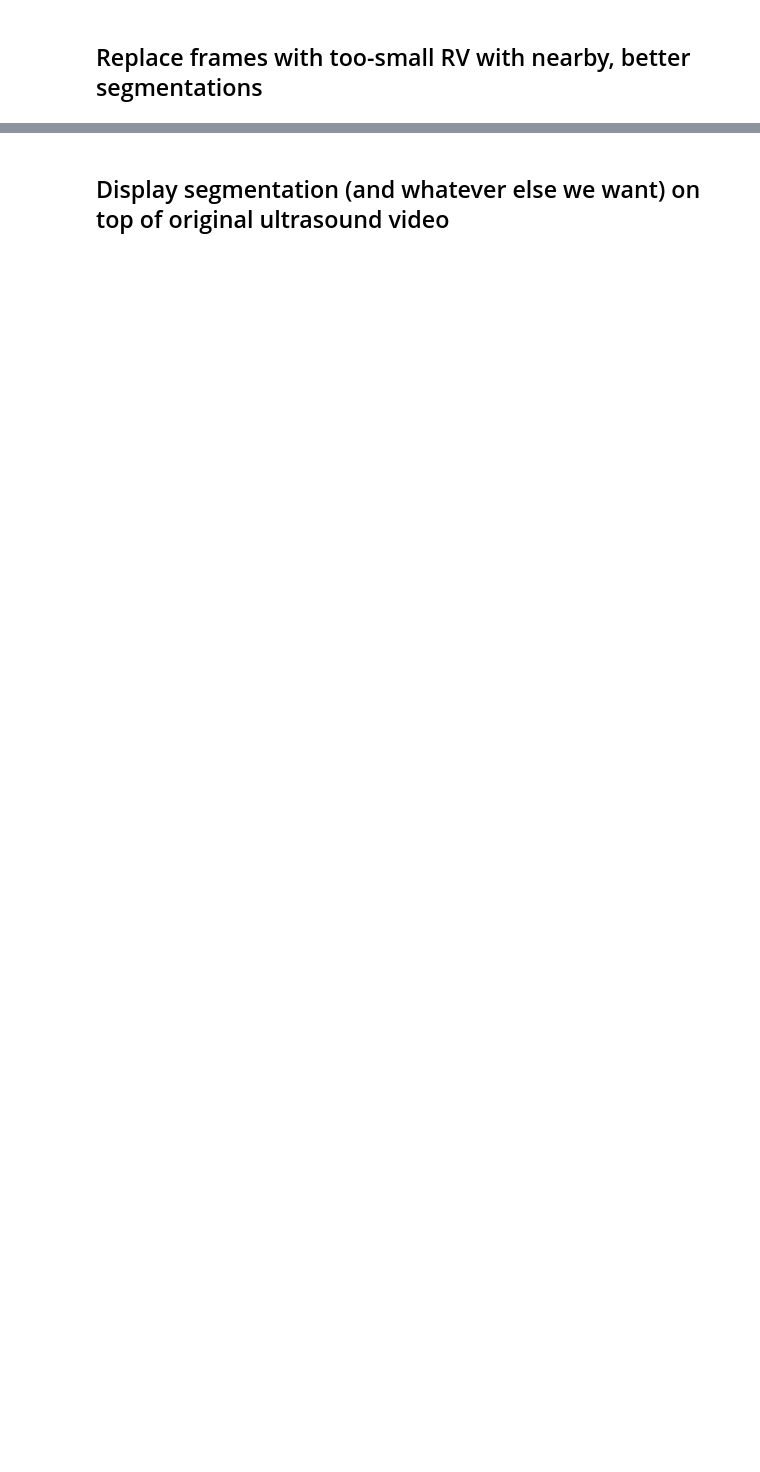
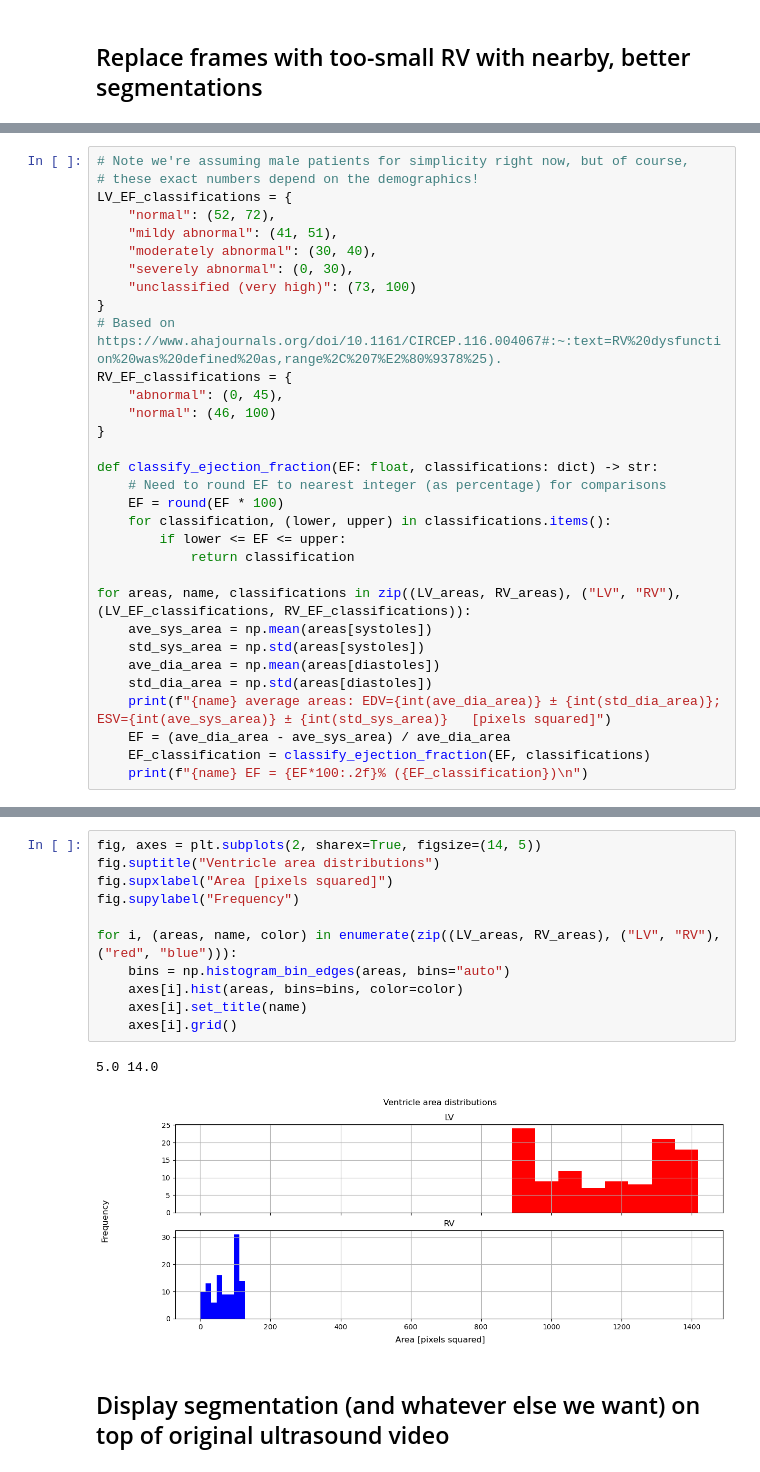
Before and after one commit to DeepNeuron-AI/dynamic, a Jupyter notebook: weak_labels.ipynb, the cells around one changed output, grey strips where cells are left out. Drawn from its saved outputs; the diff is of its cells as text; blank space fills up the shorter version.

```diff
--- a/weak_labels.ipynb
+++ b/weak_labels.ipynb
@@ -671,0 +641,32 @@ plt.imshow(LV_area_image)
+# %%
+# Note we're assuming male patients for simplicity right now, but of course,
+# these exact numbers depend on the demographics!
+LV_EF_classifications = {
+    "normal": (52, 72),
+    "mildy abnormal": (41, 51),
+    "moderately abnormal": (30, 40),
+    "severely abnormal": (0, 30),
+    "unclassified (very high)": (73, 100)
+}
+# Based on https://www.ahajournals.org/doi/10.1161/CIRCEP.116.004067#:~:text=RV%20dysfunction%20was%20defined%20as,range%2C%207%E2%80%9378%25).
+RV_EF_classifications = {
+    "abnormal": (0, 45),
+    "normal": (46, 100)
+}
+
+def classify_ejection_fraction(EF: float, classifications: dict) -> str:
+    # Need to round EF to nearest integer (as percentage) for comparisons
+    EF = round(EF * 100)
+    for classification, (lower, upper) in classifications.items():
+        if lower <= EF <= upper:
+            return classification
+
+for areas, name, classifications in zip((LV_areas, RV_areas), ("LV", "RV"), (LV_EF_classifications, RV_EF_classifications)):
+    ave_sys_area = np.mean(areas[systoles])
+    std_sys_area = np.std(areas[systoles])
+    ave_dia_area = np.mean(areas[diastoles])
+    std_dia_area = np.std(areas[diastoles])
+    print(f"{name} average areas: EDV={int(ave_dia_area)} ± {int(std_dia_area)}; ESV={int(ave_sys_area)} ± {int(std_sys_area)}   [pixels squared]")
+    EF = (ave_dia_area - ave_sys_area) / ave_dia_area
+    EF_classification = classify_ejection_fraction(EF, classifications)
+    print(f"{name} EF = {EF*100:.2f}% ({EF_classification})\n")
@@ -672,3 +682,17 @@ plt.imshow(LV_area_image)
+# %%
+fig, axes = plt.subplots(2, sharex=True, figsize=(14, 5))
+fig.suptitle("Ventricle area distributions")
+fig.supxlabel("Area [pixels squared]")
+fig.supylabel("Frequency")
+
+for i, (areas, name, color) in enumerate(zip((LV_areas, RV_areas), ("LV", "RV"), ("red", "blue"))):
+    bins = np.histogram_bin_edges(areas, bins="auto")
+    axes[i].hist(areas, bins=bins, color=color)
+    axes[i].set_title(name)
+    axes[i].grid()
+# %% [output]
+5.0 14.0
+[figure, added]
 # %% [markdown]
 ## Display segmentation (and whatever else we want) on top of original ultrasound video
 # %%
```
Also changed, not shown: parts of 16 cells of this notebook.
